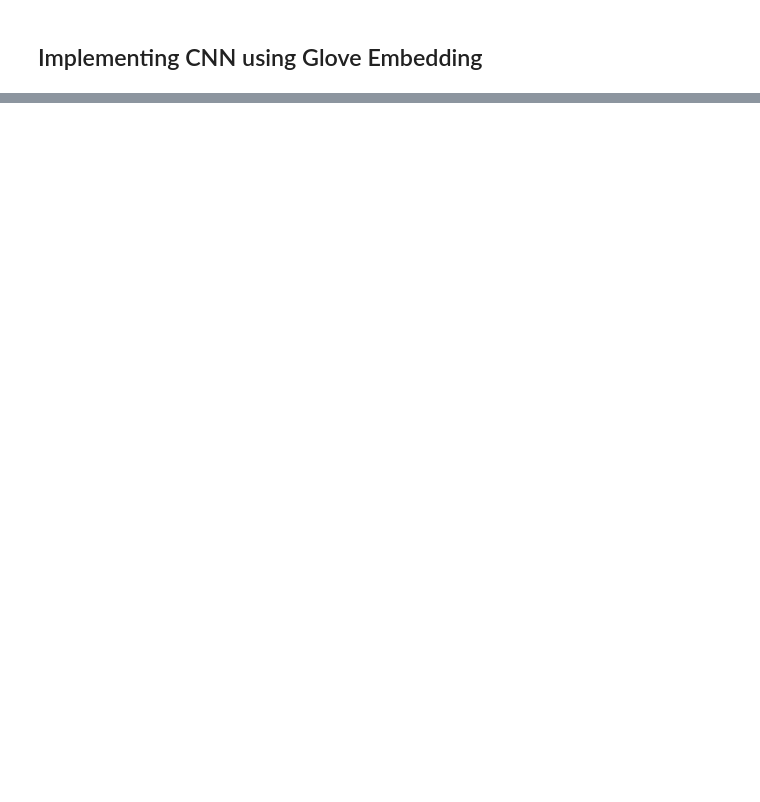
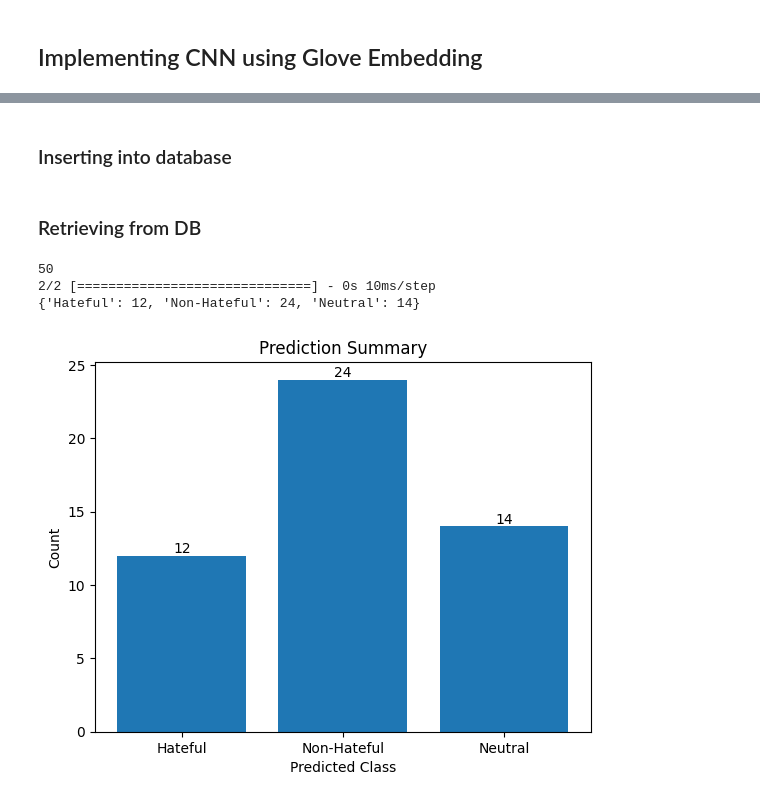
Before and after one commit to gksingh17/immigration-sentiment-analysis, a Jupyter notebook: nlp code/CNN.ipynb, the cells around one changed output, grey strips where cells are left out. Drawn from its saved outputs; the diff is of its cells as text; code cells hidden in the pictures; blank space fills up the shorter version.

```diff
--- a/nlp code/CNN.ipynb
+++ b/nlp code/CNN.ipynb
@@ -223,2 +113,5 @@ with open("firstIter.csv", "r", encoding="utf-8") as file:
 # %% [markdown]
 ## Implementing CNN using Glove Embedding
+# %%
+hatefulCorpus = hatefulCorpus[:272]
+print("nutral = "+str(len(neutralCorpus))+" nhateful = "+str(len(nHatefulCorpus))+" hateful = "+str(len(hatefulCorpus)))
@@ -404,0 +294,2 @@ Compare the contents of X and vector_array they are identical
+# %% [markdown]
+### Inserting into database
@@ -404,0 +305,53 @@ Compare the contents of X and vector_array they are identical
+# %% [markdown]
+### Retrieving from DB
+# %%
+cursor.execute('SELECT `sentence`, `embedding` FROM `word_embeddings` WHERE `hash` = %s;', (uniqueId,))
+results = cursor.fetchall()
+embeddings_dict = {}
+padded_sequences = []
+
+for row in results:
+    sentence = row[0]
+    blob_data = row[1]
+    embedding = convert_array(blob_data)
+
+    embeddings_dict[sentence] = embedding
+    padded_sequences.append(embedding)
+
+padded_sequences = np.array(padded_sequences)
+# %%
+MAX_SEQUENCE_LENGTH = 100
+class_labels = ['Hateful', 'Non-Hateful', 'Neutral']
+print(len(testCorpus))
+
+# Load the model
+loaded_model = tf.keras.models.load_model('savedModels/CNN_Model')
+
+# Make predictions on the padded sequences
+predictions = loaded_model.predict(padded_sequences)
+predicted_classes = np.argmax(predictions, axis=1)
+
+# Count the predictions for each class
+prediction_summary = {label: 0 for label in class_labels}
+for predicted_class in predicted_classes:
+    predicted_label = class_labels[predicted_class]
+    prediction_summary[predicted_label] += 1
+
+print(prediction_summary)
+# Prepare data for bar chart
+labels = list(prediction_summary.keys())
+values = list(prediction_summary.values())
+
+# Plot the bar chart
+plt.bar(labels, values)
+plt.xlabel('Predicted Class')
+plt.ylabel('Count')
+plt.title('Prediction Summary')
+for i, v in enumerate(values):
+    plt.text(i, v, str(v), ha='center', va='bottom')
+plt.show()
+# %% [output]
+50
+2/2 [==============================] - 0s 10ms/step
+{'Hateful': 12, 'Non-Hateful': 24, 'Neutral': 14}
+[figure, added]
```
Also changed, not shown: parts of 20 cells of this notebook.
